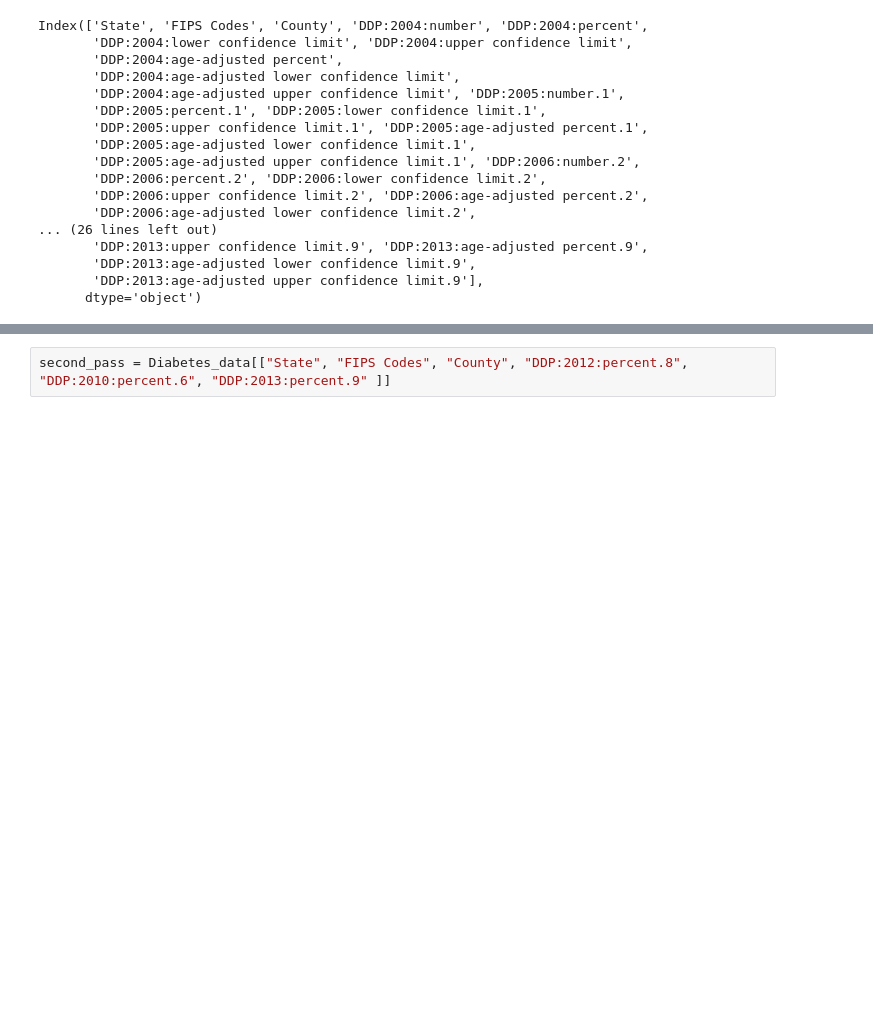
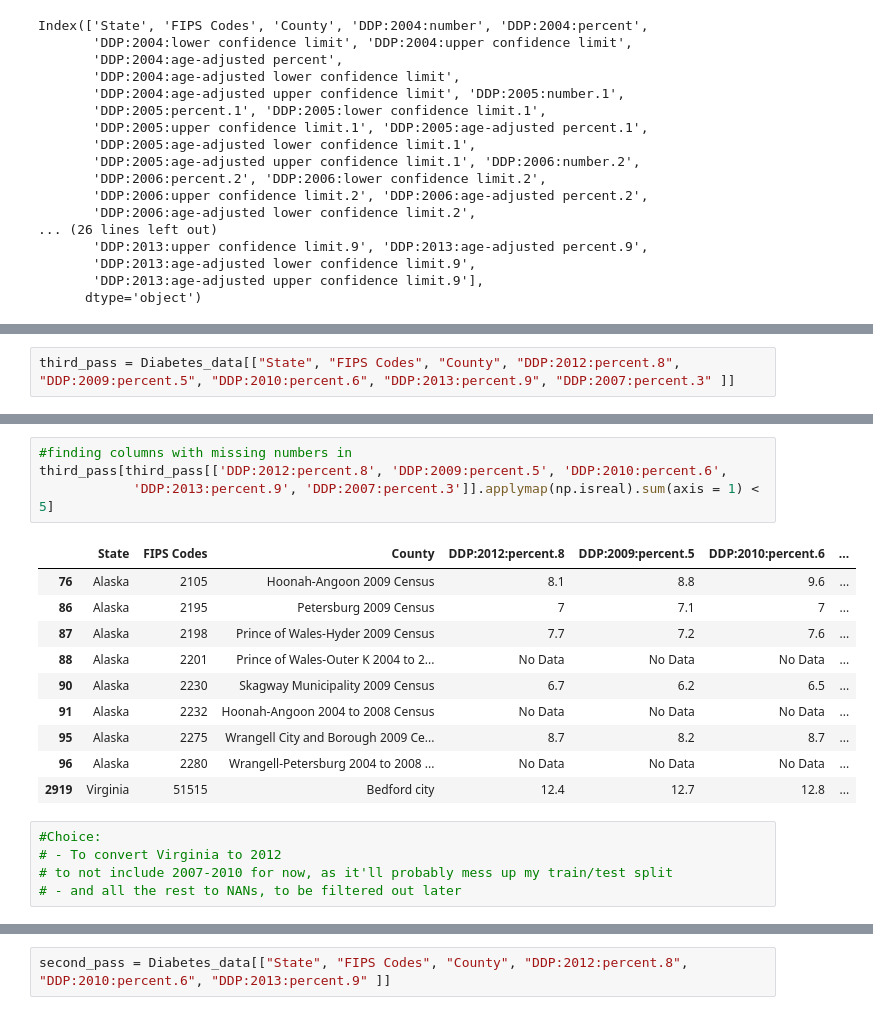
Before and after one commit to lbordz/diabetes-rates-prediction, a Jupyter notebook: data_cleaning/A-Obtaining_Data-1-Diabetes_data.ipynb, the cells around one changed output, grey strips where cells are left out. Drawn from its saved outputs; the diff is of its cells as text; blank space fills up the shorter version.

Commit message:
revised diabetes data with 2009-2010 change

```diff
--- a/data_cleaning/A-Obtaining_Data-1-Diabetes_data.ipynb
+++ b/data_cleaning/A-Obtaining_Data-1-Diabetes_data.ipynb
@@ -118,0 +121,2 @@ Index(['State', 'FIPS Codes', 'County', 'DDP:2004:number', 'DDP:2004:percent',
+# %%
+third_pass = Diabetes_data[["State", "FIPS Codes", "County", "DDP:2012:percent.8", "DDP:2009:percent.5", "DDP:2010:percent.6", "DDP:2013:percent.9", "DDP:2007:percent.3" ]]
@@ -118,0 +155,20 @@ Index(['State', 'FIPS Codes', 'County', 'DDP:2004:number', 'DDP:2004:percent',
+# %%
+#finding columns with missing numbers in
+third_pass[third_pass[['DDP:2012:percent.8', 'DDP:2009:percent.5', 'DDP:2010:percent.6',
+            'DDP:2013:percent.9', 'DDP:2007:percent.3']].applymap(np.isreal).sum(axis = 1) < 5]
+# %% [output]
+|  | State | FIPS Codes | County | DDP:2012:percent.8 | DDP:2009:percent.5 | DDP:2010:percent.6 | ... |
+| 76 | Alaska | 2105 | Hoonah-Angoon 2009 Census | 8.1 | 8.8 | 9.6 | ... |
+| 86 | Alaska | 2195 | Petersburg 2009 Census | 7 | 7.1 | 7 | ... |
+| 87 | Alaska | 2198 | Prince of Wales-Hyder 2009 Census | 7.7 | 7.2 | 7.6 | ... |
+| 88 | Alaska | 2201 | Prince of Wales-Outer K 2004 to 2... | No Data | No Data | No Data | ... |
+| 90 | Alaska | 2230 | Skagway Municipality 2009 Census | 6.7 | 6.2 | 6.5 | ... |
+| 91 | Alaska | 2232 | Hoonah-Angoon 2004 to 2008 Census | No Data | No Data | No Data | ... |
+| 95 | Alaska | 2275 | Wrangell City and Borough 2009 Ce... | 8.7 | 8.2 | 8.7 | ... |
+| 96 | Alaska | 2280 | Wrangell-Petersburg 2004 to 2008 ... | No Data | No Data | No Data | ... |
+| 2919 | Virginia | 51515 | Bedford city | 12.4 | 12.7 | 12.8 | ... |
+# %%
+#Choice:
+# - To convert Virginia to 2012
+# to not include 2007-2010 for now, as it'll probably mess up my train/test split
+# - and all the rest to NANs, to be filtered out later
```
Also changed, not shown: parts of 17 cells of this notebook.
